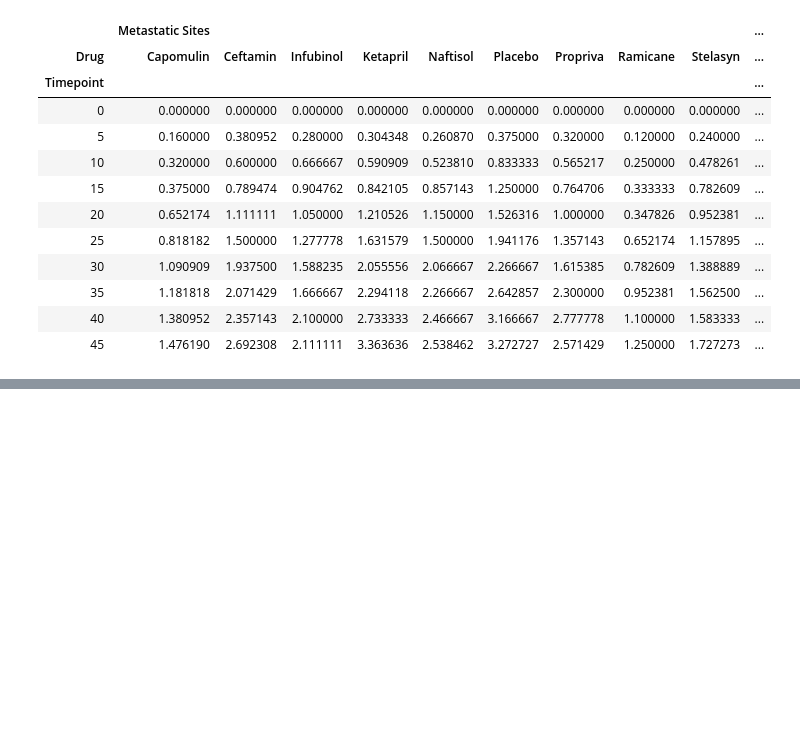
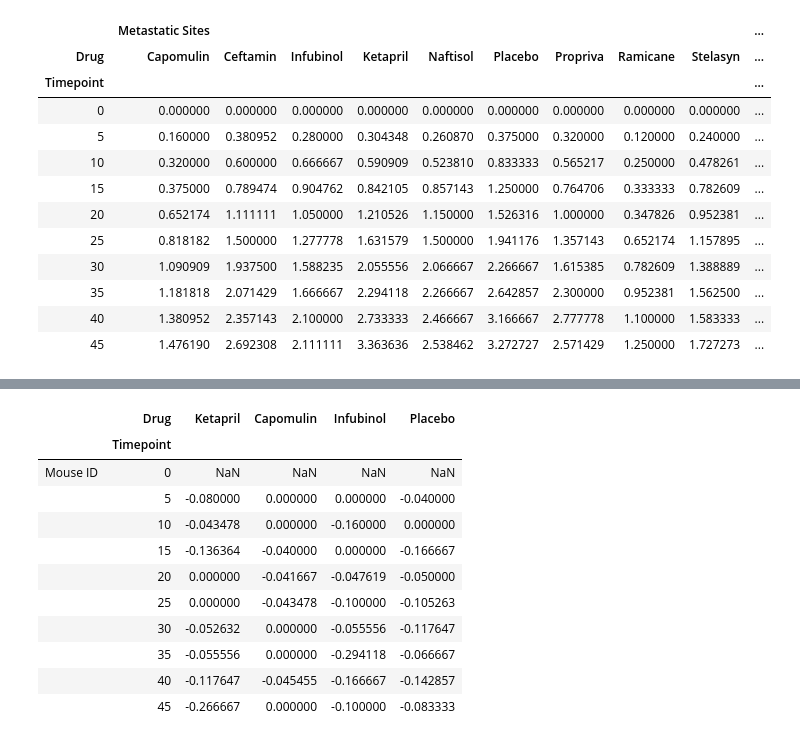
Before and after one commit to mcordray1988/matplotlib-Challenge, a Jupyter notebook: Pymaceuticals/Untitled.ipynb, the cells around one changed output, grey strips where cells are left out. Saved outputs shown, nothing was run; the diff lists cells and outputs as text; code cells hidden in the pictures; blank space fills up the shorter version.

```diff
--- a/Pymaceuticals/Untitled.ipynb
+++ b/Pymaceuticals/Untitled.ipynb
@@ -220,6 +233,26 @@ met_reformated
 # %%
 # Minor Data Munging to Re-Format the Data Frames
+mice_reformated = mice.unstack(level = 1)
+mice_reformated = mice_reformated.T
+mice_reformated = mice_reformated[["Ketapril", "Capomulin", "Infubinol", "Placebo"]]
+mice_reformated
 # Calculate the percent changes for each drug
 
+
 # Display the data to confirm
+mice_reformated = mice_reformated.pct_change()
 # Preview the Data Frame
+mice_reformated
+# %% [output]
+|  | Drug | Ketapril | Capomulin | Infubinol | Placebo |
+|  | Timepoint |  |  |  |  |
+| Mouse ID | 0 | NaN | NaN | NaN | NaN |
+|  | 5 | -0.080000 | 0.000000 | 0.000000 | -0.040000 |
+|  | 10 | -0.043478 | 0.000000 | -0.160000 | 0.000000 |
+|  | 15 | -0.136364 | -0.040000 | 0.000000 | -0.166667 |
+|  | 20 | 0.000000 | -0.041667 | -0.047619 | -0.050000 |
+|  | 25 | 0.000000 | -0.043478 | -0.100000 | -0.105263 |
+|  | 30 | -0.052632 | 0.000000 | -0.055556 | -0.117647 |
+|  | 35 | -0.055556 | 0.000000 | -0.294118 | -0.066667 |
+|  | 40 | -0.117647 | -0.045455 | -0.166667 | -0.142857 |
+|  | 45 | -0.266667 | 0.000000 | -0.100000 | -0.083333 |
```
Also changed, not shown: parts of 10 cells of this notebook.
